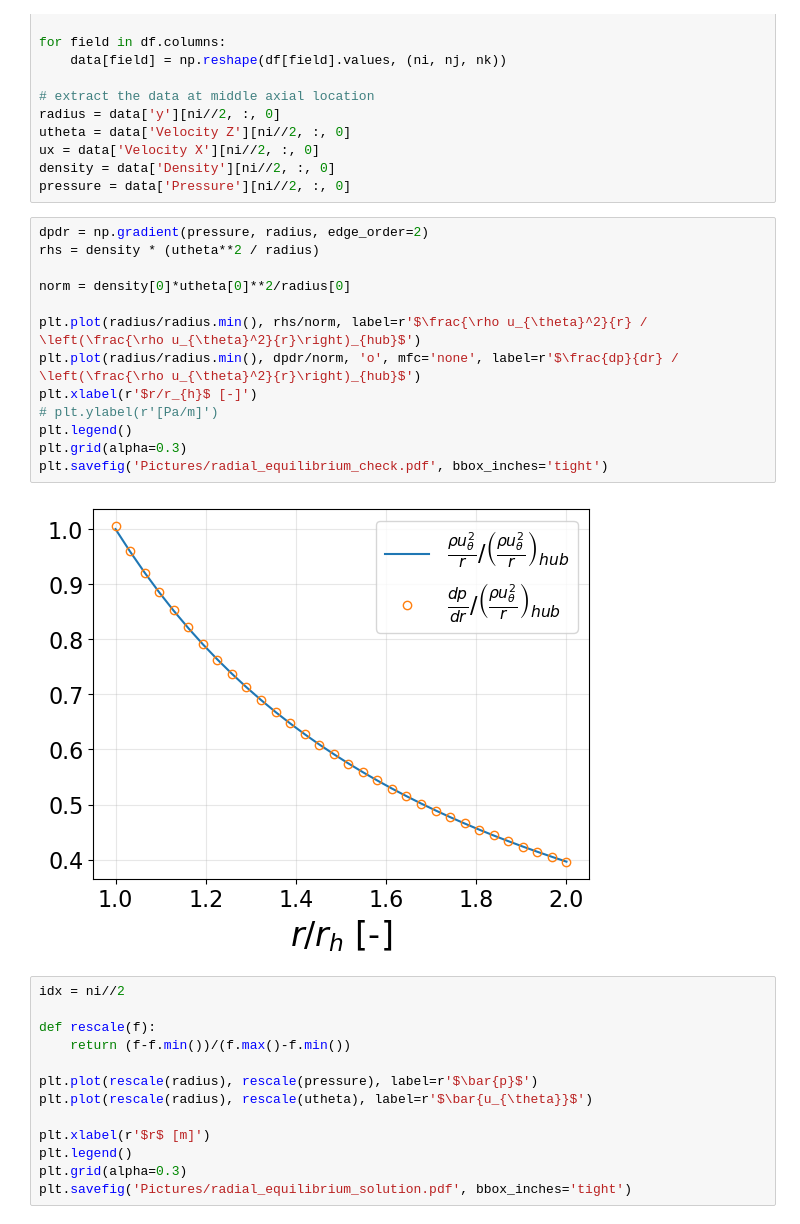
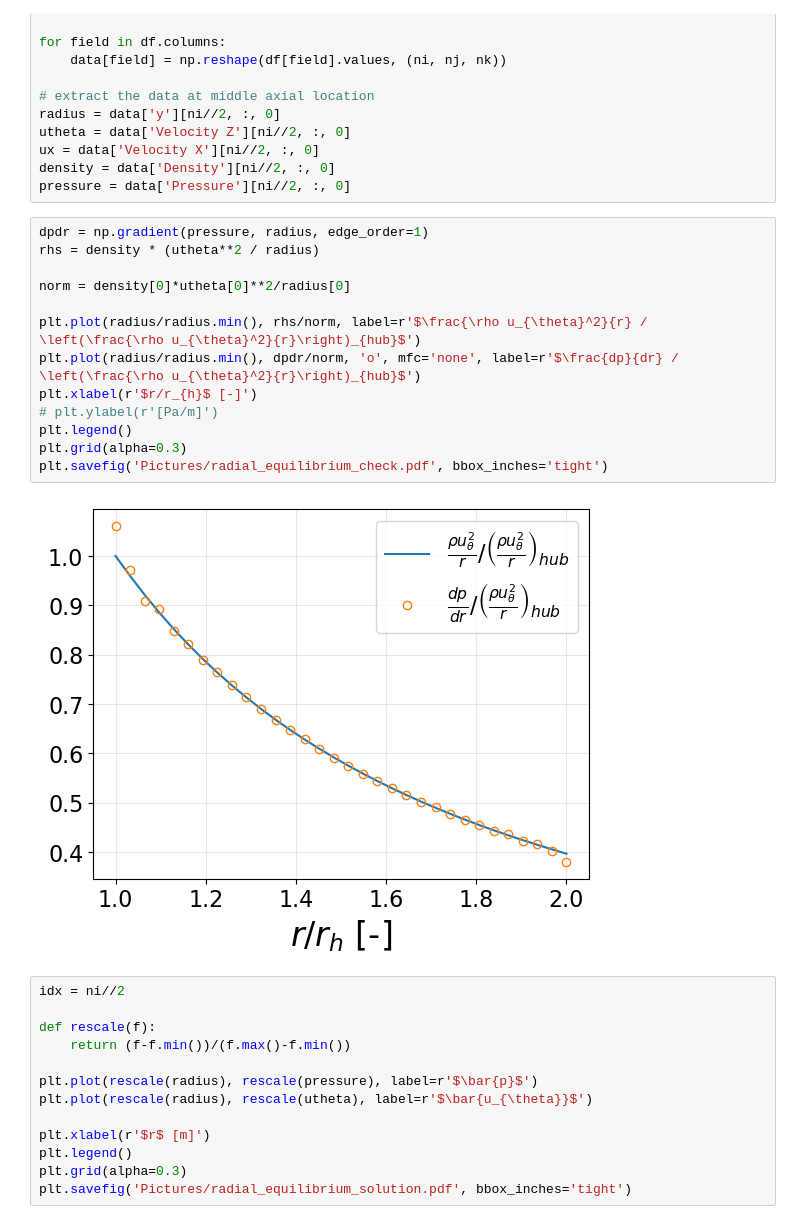
Before and after one commit to fneri13/CTurboBFM, a Jupyter notebook: run/AxisymmetricSwirlingChannel/check_radial_equilibrium.ipynb, the cells around one changed output. Saved outputs shown, nothing was run; the diff lists cells and outputs as text.

```diff
--- a/run/AxisymmetricSwirlingChannel/check_radial_equilibrium.ipynb
+++ b/run/AxisymmetricSwirlingChannel/check_radial_equilibrium.ipynb
@@ -37,20 +37,20 @@ ux = data['Velocity X'][ni//2, :, 0]
 density = data['Density'][ni//2, :, 0]
 pressure = data['Pressure'][ni//2, :, 0]
 # %%
-dpdr = np.gradient(pressure, radius, edge_order=2)
+dpdr = np.gradient(pressure, radius, edge_order=1)
 rhs = density * (utheta**2 / radius)
 
 norm = density[0]*utheta[0]**2/radius[0]
 
 plt.plot(radius/radius.min(), rhs/norm, label=r'$\frac{\rho u_{\theta}^2}{r} / \left(\frac{\rho u_{\theta}^2}{r}\right)_{hub}$')
 plt.plot(radius/radius.min(), dpdr/norm, 'o', mfc='none', label=r'$\frac{dp}{dr} / \left(\frac{\rho u_{\theta}^2}{r}\right)_{hub}$')
 plt.xlabel(r'$r/r_{h}$ [-]')
 # plt.ylabel(r'[Pa/m]')
 plt.legend()
 plt.grid(alpha=0.3)
 plt.savefig('Pictures/radial_equilibrium_check.pdf', bbox_inches='tight')
 # %% [output]
-[figure, old version]
+[figure, new version]
 # %%
 idx = ni//2
 
```
Also changed, not shown: 15 other files.
